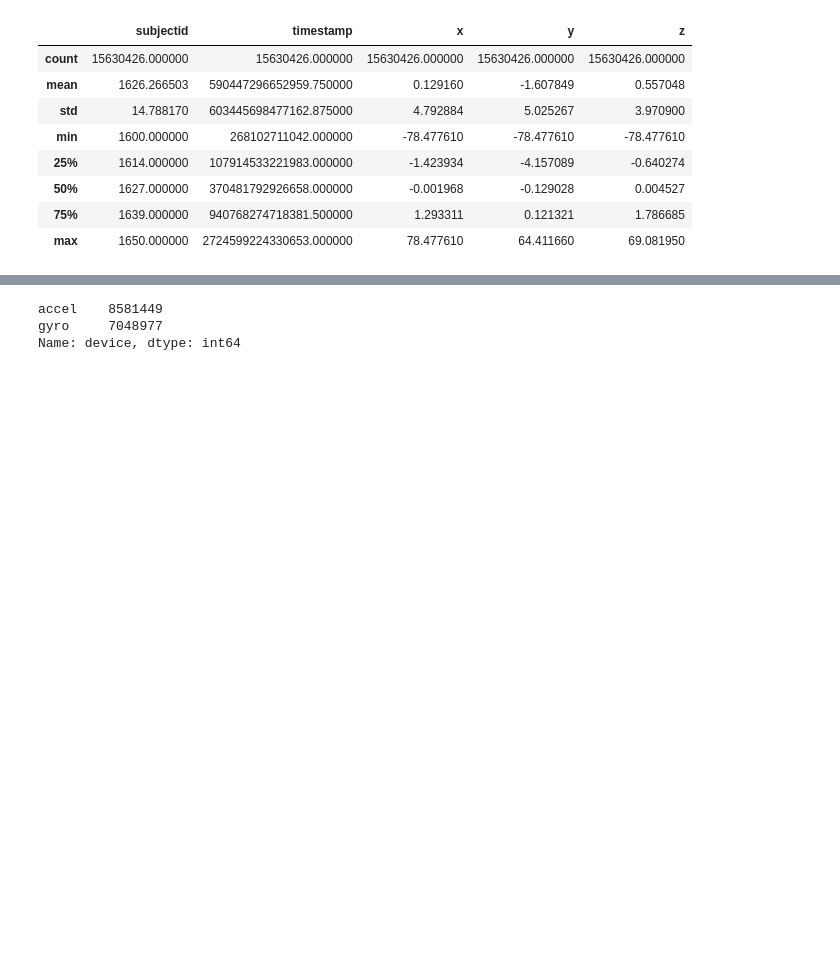
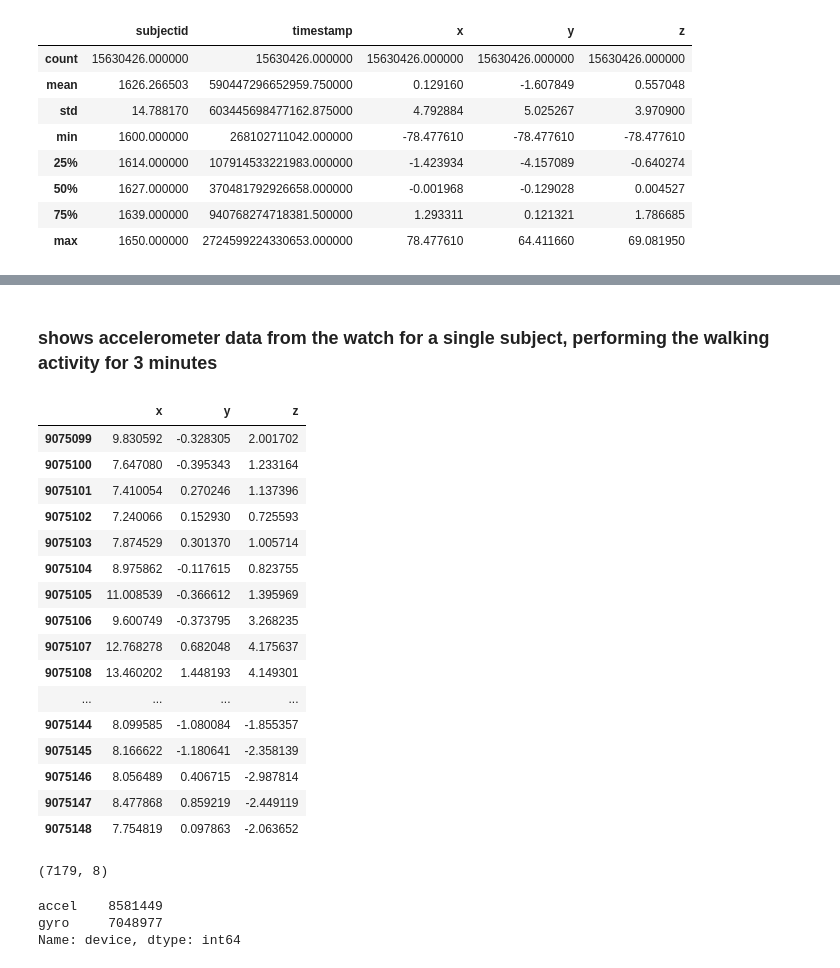
Before and after one commit to luis-reyes/ClassifyActivitiesAccelerometer-Gyroscope, a Jupyter notebook: wisdmclassify.data_exp.1.ipynb, the cells around one changed output, grey strips where cells are left out. Drawn from its saved outputs; the diff is of its cells as text; code cells hidden in the pictures; blank space fills up the shorter version.

```diff
--- a/wisdmclassify.data_exp.1.ipynb
+++ b/wisdmclassify.data_exp.1.ipynb
@@ -81,0 +89,33 @@ ValueError: Could not interpret input 'x,y,z'
+# %% [markdown]
+### shows accelerometer data from the watch for a single subject, performing the walking activity for 3 minutes
+# %%
+#lets show only  walking = A with the accelerometer for 1 subject, each activiy was done in approximatly 3 minutes, since the sampling rate is 20HZ which means 20s per reading we take the first minute to try and have less data
+ax = \
+accel_walking = df.query('activity == "A" & device == "accel" & subjectid==1600 & type=="watch" ')
+
+#accel_walking = df.query('device == "accel" & subjectid==1600 & type=="phone" ')
+#1 minute = 60 seconds, 20hz*1minute=20*60=1200
+#accel_walking[['x','y','z']][:1200].plot(title = "Subject 1600 Accel Walking",
+#                                        figsize=(25,10));
+#plt.ylabel('Accel')
+#plt.xlabel('Time')
+#plt.show();
+accel_walking[['x','y','z']].tail(50)
+# %% [output]
+|  | x | y | z |
+| 9075099 | 9.830592 | -0.328305 | 2.001702 |
+| 9075100 | 7.647080 | -0.395343 | 1.233164 |
+| 9075101 | 7.410054 | 0.270246 | 1.137396 |
+| 9075102 | 7.240066 | 0.152930 | 0.725593 |
+| 9075103 | 7.874529 | 0.301370 | 1.005714 |
+| 9075104 | 8.975862 | -0.117615 | 0.823755 |
+| 9075105 | 11.008539 | -0.366612 | 1.395969 |
+| 9075106 | 9.600749 | -0.373795 | 3.268235 |
+| 9075107 | 12.768278 | 0.682048 | 4.175637 |
+| 9075108 | 13.460202 | 1.448193 | 4.149301 |
+| ... | ... | ... | ... |
+| 9075144 | 8.099585 | -1.080084 | -1.855357 |
+| 9075145 | 8.166622 | -1.180641 | -2.358139 |
+| 9075146 | 8.056489 | 0.406715 | -2.987814 |
+| 9075147 | 8.477868 | 0.859219 | -2.449119 |
+| 9075148 | 7.754819 | 0.097863 | -2.063652 |
@@ -82,3 +137,7 @@ ValueError: Could not interpret input 'x,y,z'
+# %%
+accel_walking.shape
+# %% [output]
+(7179, 8)
 # %%
 from pyspark.ml.feature import StringIndexer
 #transform data, integer representation
```
Also changed, not shown: parts of 11 cells of this notebook.
